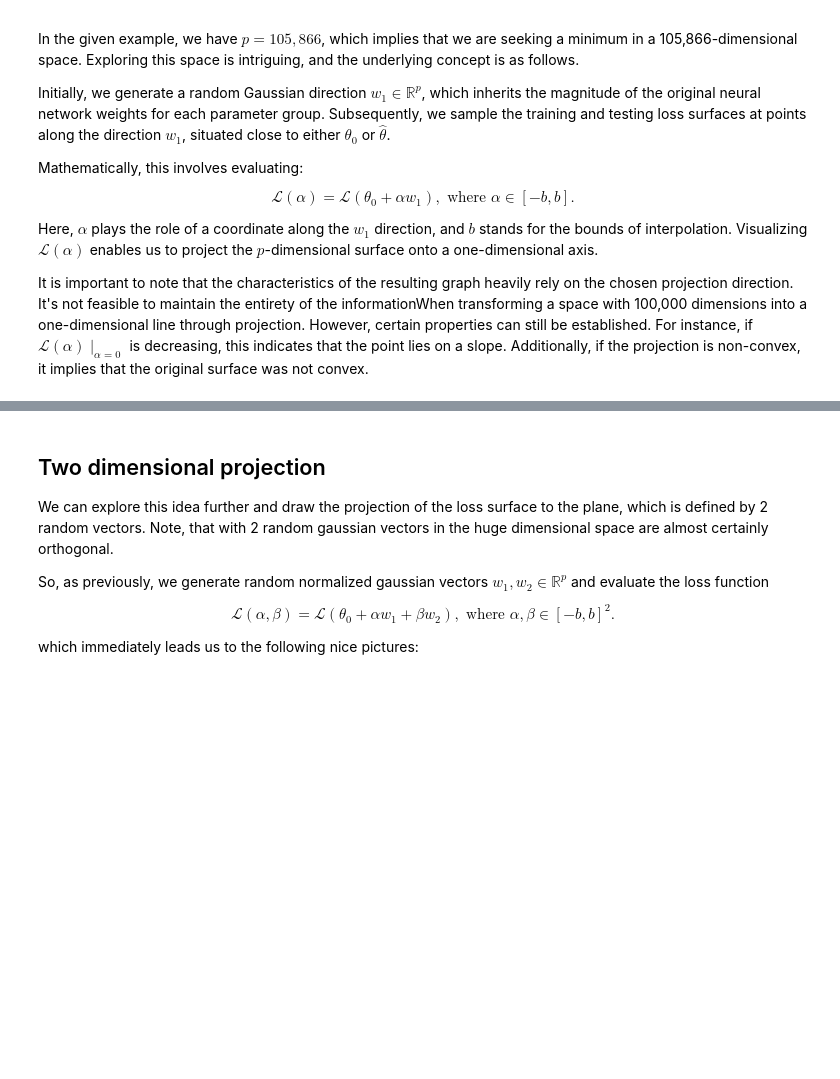
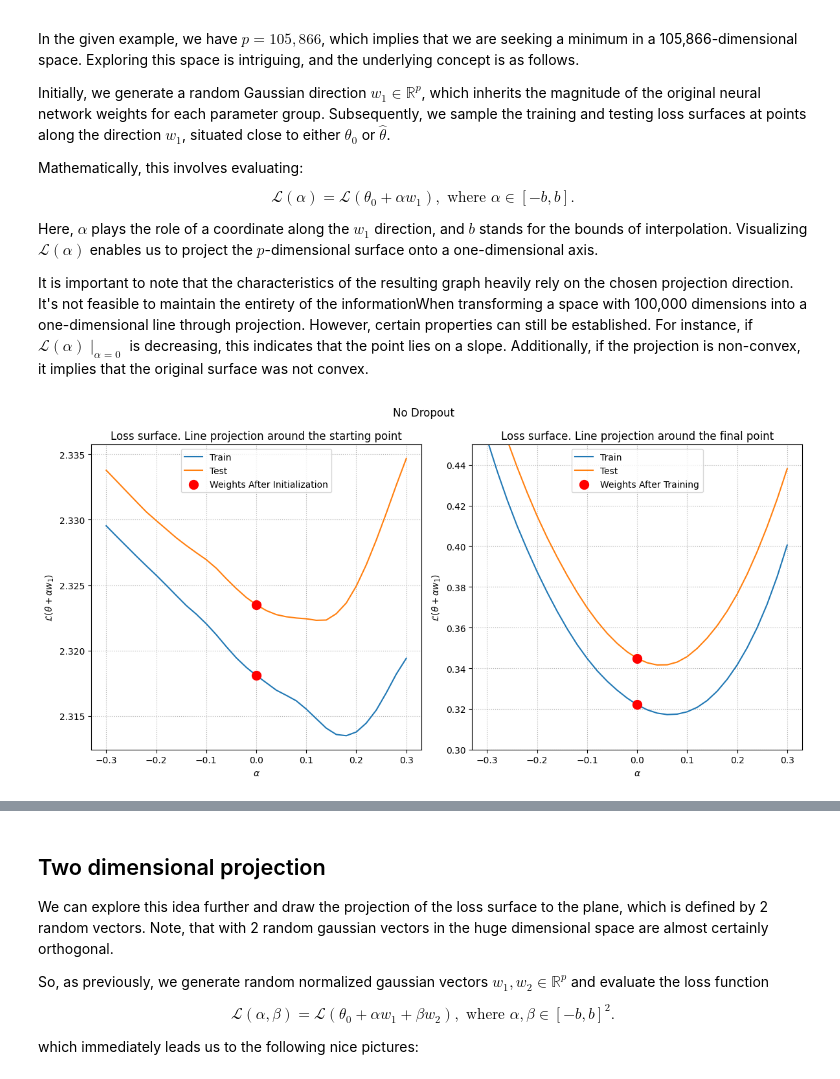
Before and after one commit to MerkulovDaniil/optim, a Jupyter notebook: assets/Notebooks/NN_Surface_Visualization.ipynb, the cells around one changed output, grey strips where cells are left out. Cells and saved outputs as stored; diff of their text form; code cells hidden in the pictures; blank space fills up the shorter version.

```diff
--- a/assets/Notebooks/NN_Surface_Visualization.ipynb
+++ b/assets/Notebooks/NN_Surface_Visualization.ipynb
@@ -436,6 +439,41 @@ def plot_line_projection(alphas, losses, title='Loss surface. Line projection.',
     plt.title(title)
     plt.grid(linestyle=":")
     plt.legend(loc='upper center')
+# %%
+resolution=31
+bound=3e-1
+if resolution % 2 == 0:
+    print("🤖 Decreasing resolution to make it odd")
+    resolution -= 1
+
+exp_key = "No Dropout"
+# exp_key = f"Dropout {dropout_rate}"
+alphas = jnp.linspace(-bound, bound, resolution)
+train_batch = next(train_ds.as_numpy_iterator())
+test_batch = next(test_ds.as_numpy_iterator())
+
+
+# Plot the first graph
+plt.figure(figsize=(12, 6))  # Adjust the figure size as needed
+plt.subplot(1, 2, 1)  # Create a subplot with 1 row, 2 columns, and select the first plot
+losses = {}
+losses["train"] = line_projection_vmap(experiments[exp_key]["initial_state"], train_batch, alphas)
+losses["test"] = line_projection_vmap(experiments[exp_key]["initial_state"], test_batch, alphas)
+plot_line_projection(alphas, losses, title='Loss surface. Line projection around the starting point', point_legend="Weights After Initialization")
+
+# Plot the second graph
+plt.subplot(1, 2, 2)  # Select the second plot
+plt.ylim([0.3, 0.45]) # Only for educational purposes for very specific model
+losses = {}
+losses["train"] = line_projection_vmap(experiments[exp_key]["final_state"], train_batch, alphas)
+losses["test"] = line_projection_vmap(experiments[exp_key]["final_state"], test_batch, alphas)
+plot_line_projection(alphas, losses, title='Loss surface. Line projection around the final point', point_legend="Weights After Training")
+plt.suptitle(exp_key)
+plt.tight_layout()  # Ensure proper spacing between subplots
+plt.savefig(f"Line_projection_{exp_key}.png", dpi=1000)
+plt.show()
+# %% [output]
+[figure, added]
 # %%
 resolution=31
 bound=3e-1
```
Also changed, not shown: parts of 4 cells of this notebook.
